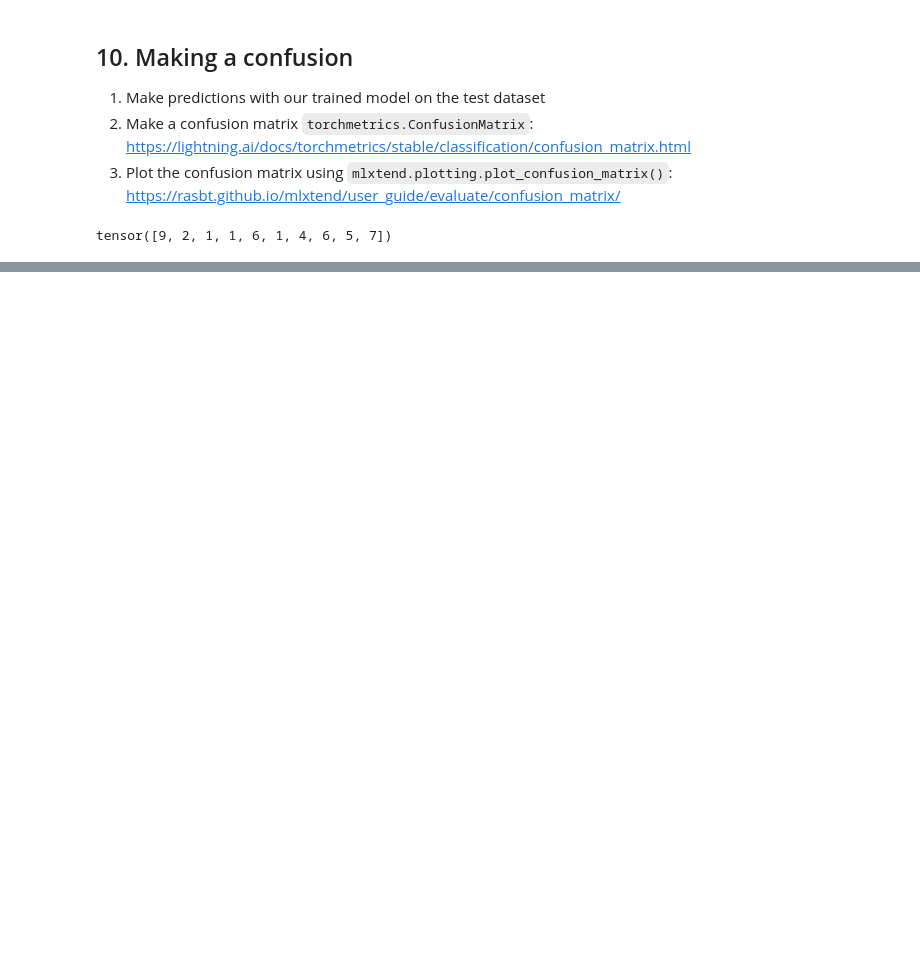
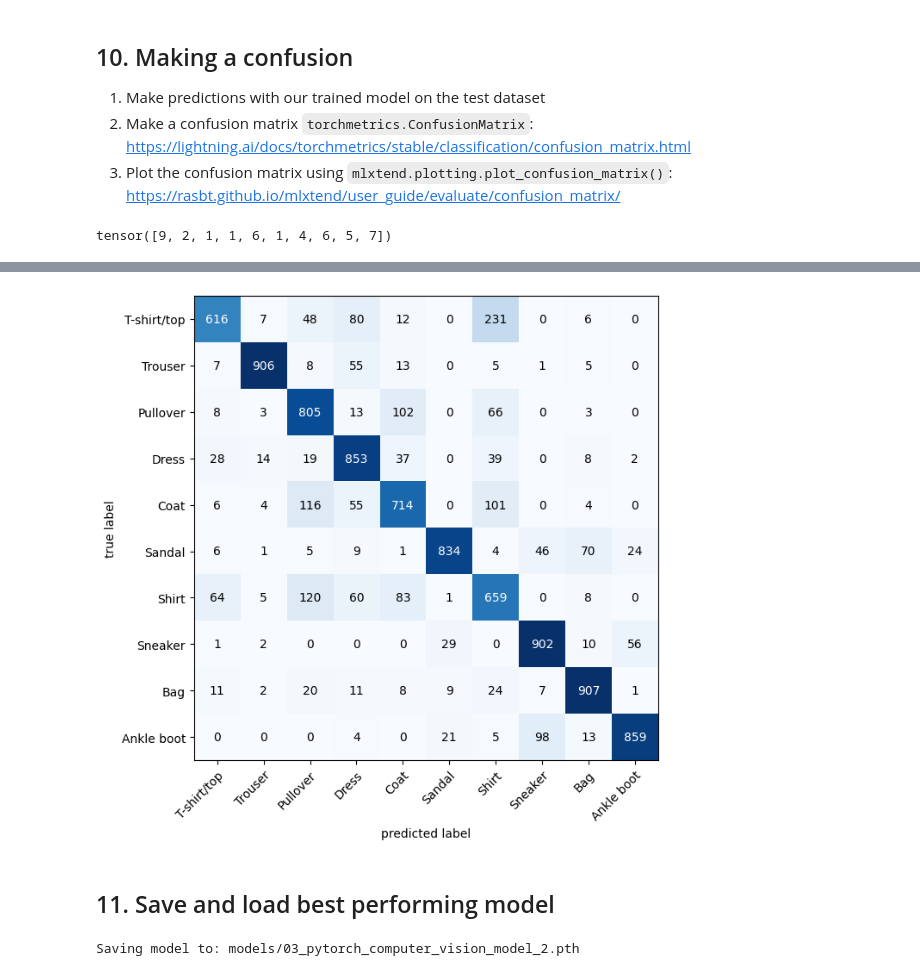
Before and after one commit to Paola2233/PyTorch-Fundamentals, a Jupyter notebook: notebooks/03_pytorch_computer_vision.ipynb, the cells around one changed output, grey strips where cells are left out. Cells and saved outputs as stored; diff of their text form; code cells hidden in the pictures; blank space fills up the shorter version.

```diff
--- a/notebooks/03_pytorch_computer_vision.ipynb
+++ b/notebooks/03_pytorch_computer_vision.ipynb
@@ -1045,0 +1048,6 @@ print(torchmetrics.__version__)
+# %%
+# 2. Setup confusion instance and compare predictions to targets
+confmat = ConfusionMatrix(num_classes=len(class_names), task='multiclass')
+confmat_tensor = confmat(preds=y_pred_tensor,
+                         target=test_data.targets)
+confmat_tensor
@@ -1045,0 +1065,29 @@ print(torchmetrics.__version__)
+# %%
+# 3. Plot the confusion matrix
+fig, ax = plot_confusion_matrix(
+    conf_mat=confmat_tensor.numpy(),
+    class_names=class_names,
+    figsize=(10,7)
+    )
+# %% [output]
+[figure, added]
+# %% [markdown]
+## 11. Save and load best performing model
+# %%
+from pathlib import Path
+
+# Create model directory path
+MODEL_PATH = Path("models")
+MODEL_PATH.mkdir(parents=True,
+                 exist_ok=True)
+
+# Create model save
+MODEL_NAME = "03_pytorch_computer_vision_model_2.pth"
+MODEL_SAVE_PATH = MODEL_PATH / MODEL_NAME
+
+# Save the model state dict
+print(f"Saving model to: {MODEL_SAVE_PATH}")
+torch.save(obj=model_2.state_dict(),
+           f=MODEL_SAVE_PATH)
+# %% [output]
+Saving model to: models/03_pytorch_computer_vision_model_2.pth
```
Also changed, not shown: parts of 24 cells of this notebook, 2 other files.
